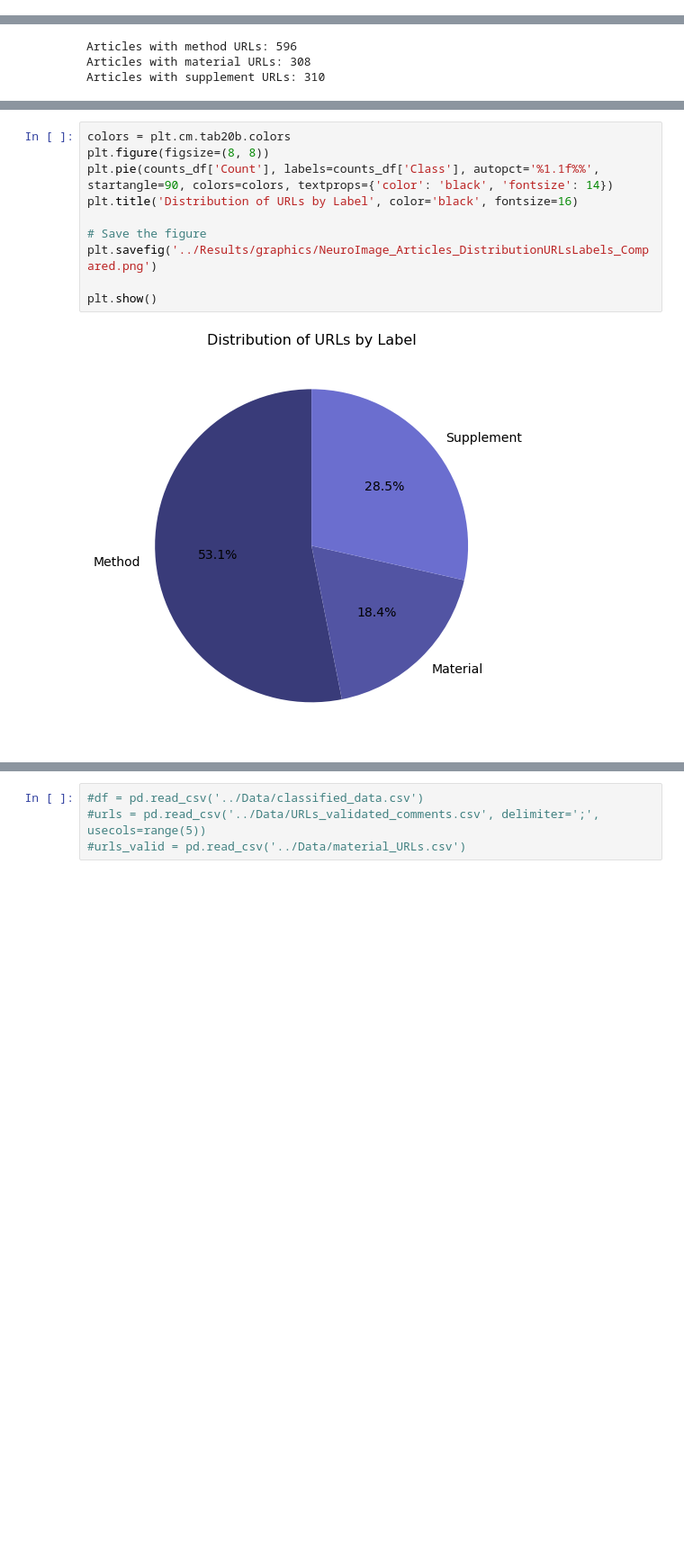
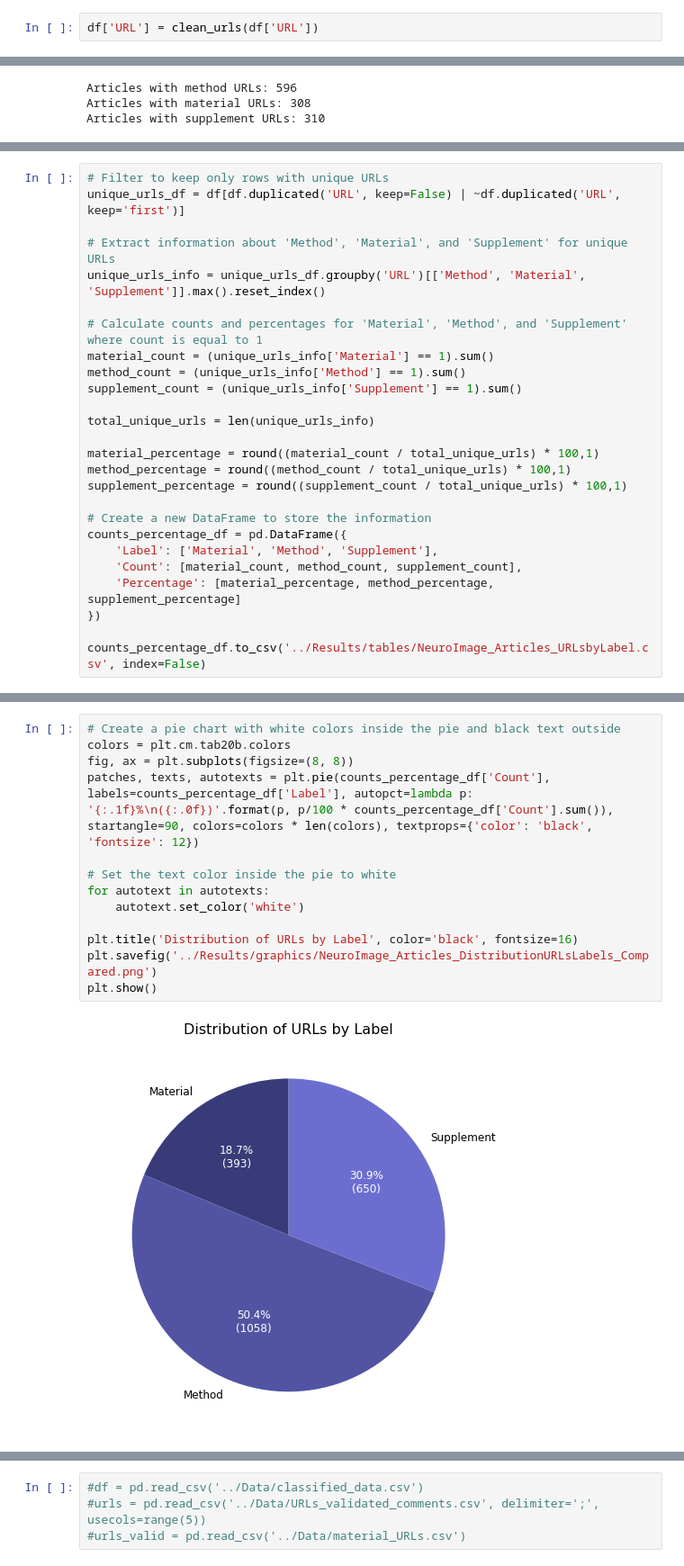
Before and after one commit to phantomloe/Thesis, a Jupyter notebook: Code/classifier_SciBERT_v2.ipynb, the cells around one changed output, grey strips where cells are left out. Shown: that part at 90% size. Saved outputs shown, nothing was run; the diff lists cells and outputs as text; blank space fills up the shorter version.

```diff
--- a/Code/classifier_SciBERT_v2.ipynb
+++ b/Code/classifier_SciBERT_v2.ipynb
@@ -1283,0 +1306,2 @@ urls_valid = pd.read_csv('../Data/material_URLs.csv')
+# %%
+df['URL'] = clean_urls(df['URL'])
@@ -1367,0 +1441,26 @@ URLs by label:
+# %%
+# Filter to keep only rows with unique URLs
+unique_urls_df = df[df.duplicated('URL', keep=False) | ~df.duplicated('URL', keep='first')]
+
+# Extract information about 'Method', 'Material', and 'Supplement' for unique URLs
+unique_urls_info = unique_urls_df.groupby('URL')[['Method', 'Material', 'Supplement']].max().reset_index()
+
+# Calculate counts and percentages for 'Material', 'Method', and 'Supplement' where count is equal to 1
+material_count = (unique_urls_info['Material'] == 1).sum()
+method_count = (unique_urls_info['Method'] == 1).sum()
+supplement_count = (unique_urls_info['Supplement'] == 1).sum()
+
+total_unique_urls = len(unique_urls_info)
+
+material_percentage = round((material_count / total_unique_urls) * 100,1)
+method_percentage = round((method_count / total_unique_urls) * 100,1)
+supplement_percentage = round((supplement_count / total_unique_urls) * 100,1)
+
+# Create a new DataFrame to store the information
+counts_percentage_df = pd.DataFrame({
+    'Label': ['Material', 'Method', 'Supplement'],
+    'Count': [material_count, method_count, supplement_count],
+    'Percentage': [material_percentage, method_percentage, supplement_percentage]
+})
+
+counts_percentage_df.to_csv('../Results/tables/NeuroImage_Articles_URLsbyLabel.csv', index=False)
@@ -1368,13 +1474,16 @@ URLs by label:
 # %%
+# Create a pie chart with white colors inside the pie and black text outside
 colors = plt.cm.tab20b.colors
-plt.figure(figsize=(8, 8))
-plt.pie(counts_df['Count'], labels=counts_df['Class'], autopct='%1.1f%%', startangle=90, colors=colors, textprops={'color': 'black', 'fontsize': 14})
+fig, ax = plt.subplots(figsize=(8, 8))
+patches, texts, autotexts = plt.pie(counts_percentage_df['Count'], labels=counts_percentage_df['Label'], autopct=lambda p: '{:.1f}%\n({:.0f})'.format(p, p/100 * counts_percentage_df['Count'].sum()), startangle=90, colors=colors * len(colors), textprops={'color': 'black', 'fontsize': 12})
+
+# Set the text color inside the pie to white
+for autotext in autotexts:
+    autotext.set_color('white')
+
 plt.title('Distribution of URLs by Label', color='black', fontsize=16)
-
-# Save the figure
 plt.savefig('../Results/graphics/NeuroImage_Articles_DistributionURLsLabels_Compared.png')
-
 plt.show()
 # %% [output]
-[figure, old version]
+[figure, new version]
 # %% [markdown]
```
Also changed, not shown: parts of 42 cells of this notebook, 47 other files.
